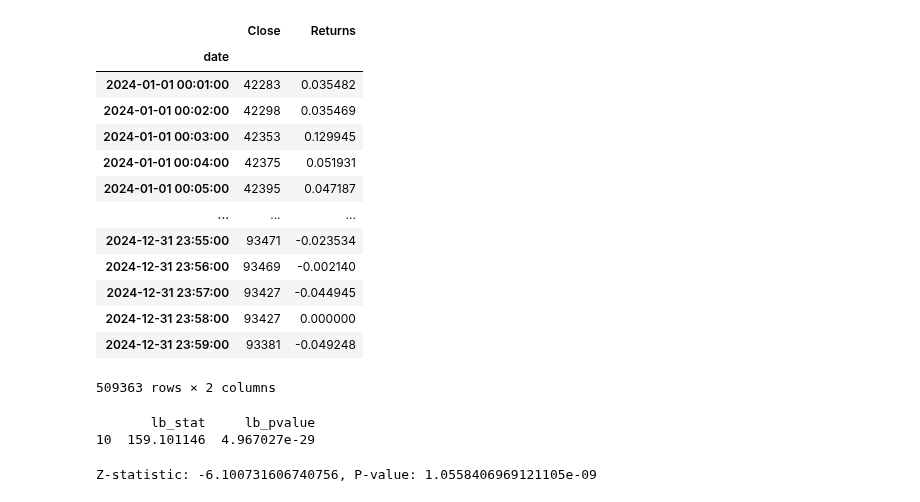
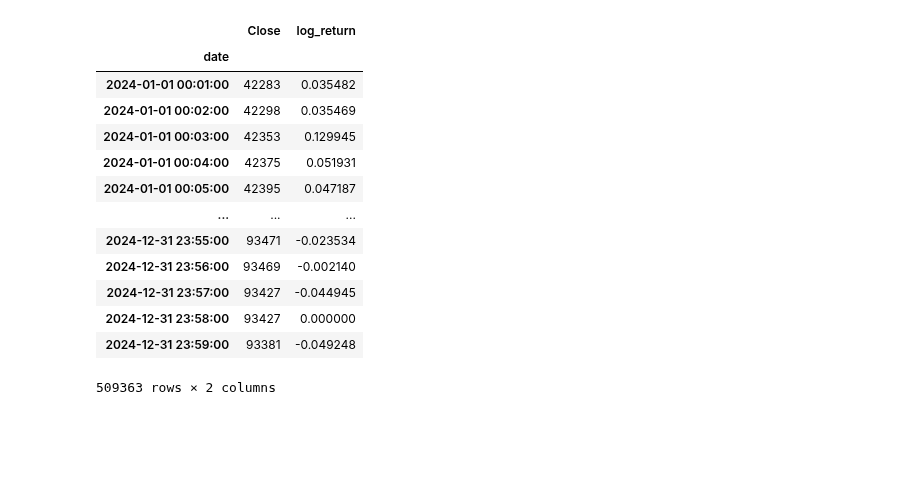
Before and after one commit to alexzheng123/EC331-project, a Jupyter notebook: EMH/Code/Tests.ipynb, the cells around one changed output. Drawn from its saved outputs; the diff is of its cells as text; code cells hidden in the pictures; blank space fills up the shorter version.

```diff
--- a/EMH/Code/Tests.ipynb
+++ b/EMH/Code/Tests.ipynb
@@ -7,12 +8,12 @@ df = pd.read_csv(data_path, index_col=0, parse_dates=True)
 df = df[['Close']]
 # %%
 # Calculate returns
-df['Returns'] = np.log(df['Close'] / df['Close'].shift(1))*100
+df['log_return'] = np.log(df['Close'] / df['Close'].shift(1))*100 # In percentage
 df = df.dropna()
 
 df
 # %% [output]
-|  | Close | Returns |
+|  | Close | log_return |
 | date |  |  |
 | 2024-01-01 00:01:00 | 42283 | 0.035482 |
 | 2024-01-01 00:02:00 | 42298 | 0.035469 |
@@ -26,22 +27,3 @@ df
 | 2024-12-31 23:58:00 | 93427 | 0.000000 |
 | 2024-12-31 23:59:00 | 93381 | -0.049248 |
 509363 rows × 2 columns
-# %%
-# Ljung-Box Test
-from statsmodels.stats.diagnostic import acorr_ljungbox
-
-# Perform Ljung-Box test
-lb_test = acorr_ljungbox(df['Returns'].dropna(), lags=[10], return_df=True)
-print(lb_test)
-# %% [output]
-       lb_stat     lb_pvalue
-10  159.101146  4.967027e-29
-# %%
-# Runs Test
-from statsmodels.sandbox.stats.runs import runstest_1samp
-
-# Perform Runs Test
-z_stat, p_value = runstest_1samp(df['Returns'].dropna(), cutoff='mean')
-print(f'Z-statistic: {z_stat}, P-value: {p_value}')
-# %% [output]
-Z-statistic: -6.100731606740756, P-value: 1.0558406969121105e-09
```
Also changed, not shown: parts of 22 cells of this notebook.
